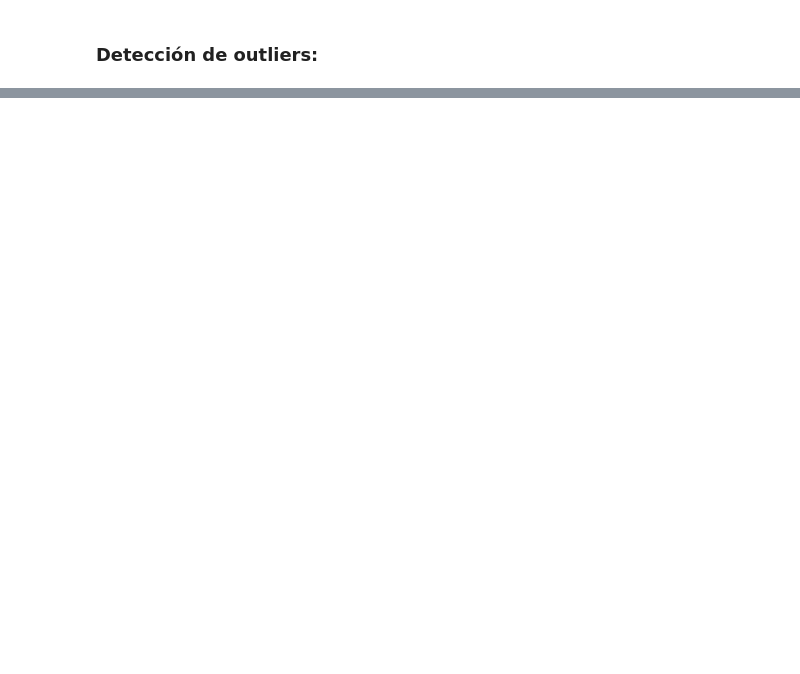
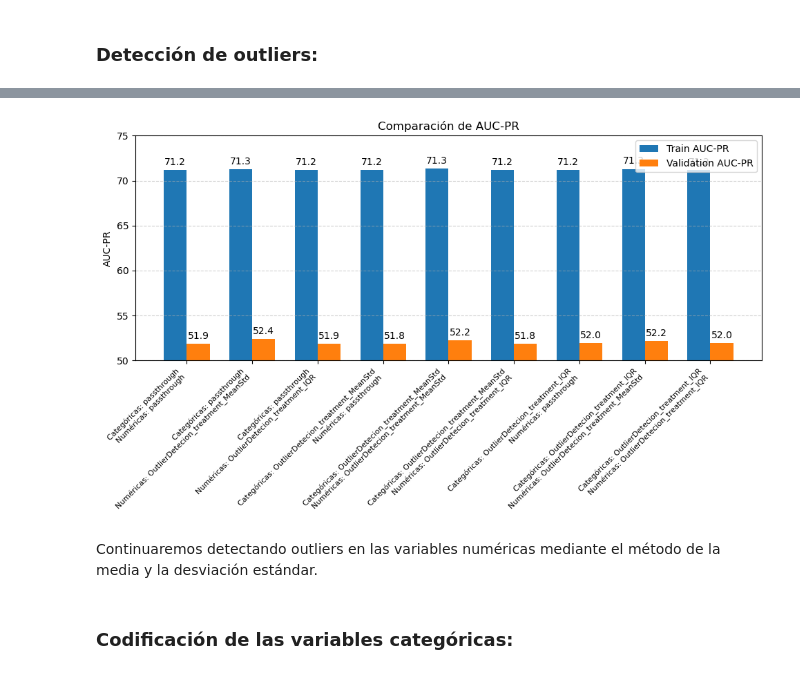
Before and after one commit to GOIH/MineriaDatos, a Jupyter notebook: analisis.ipynb, the cells around one changed output, grey strips where cells are left out. Drawn from its saved outputs; the diff is of its cells as text; code cells hidden in the pictures; blank space fills up the shorter version.

```diff
--- a/analisis.ipynb
+++ b/analisis.ipynb
@@ -551,7 +649,6 @@ class OutlierDetecion_treatment_MeanStd(TransformerMixin):
     def __init__(self, k=2, columns=None):
         self.k = k
         self.columns = columns
-        self.stats = None
 
     # Método fit
     def fit(self, X, y=None):
@@ -707,15 +743,11 @@ for detector_cat in outlier_detectors_categoricas:
         # Evaluación
         train_auc_pr, val_auc_pr, cm_train, cm_val = obtener_resultados(modelo, X_train, y_train, X_val, y_val)
 
-        print("Mostrando los resultados para la siguiente configuración:")
-        print(f"→ Categóricas: {detector_cat.__class__.__name__}")
-        print(f"→ Numéricas: {detector_num.__class__.__name__}")
-
-        mostrar_resultados(train_auc_pr, val_auc_pr, cm_train, cm_val)
+        detector_cat_name = detector_cat.__class__.__name__ if detector_cat != "passthrough" else detector_cat
+        detector_num_name = detector_num.__class__.__name__ if detector_num != "passthrough" else detector_num
 
         resultados.append({
-            "categorical_outlier": detector_cat.__class__.__name__,
-            "numerical_outlier": detector_num.__class__.__name__,
+            "nombre_prueba": "Categóricas: " + detector_cat_name + "\nNuméricas: " + detector_num_name,
             "train_auc_pr": train_auc_pr,
             "val_auc_pr": val_auc_pr
         })
@@ -759,0 +754,8 @@ AUC-PR (Validación): 51.8463
+# %%
+comparar_resultados(resultados, figsize=(10, 6), y_lim=(50, 75))
+# %% [output]
+[figure, added]
+# %% [markdown]
+Continuaremos detectando outliers en las variables numéricas mediante el método de la media y la desviación estándar.
+# %% [markdown]
+### Codificación de las variables categóricas:
```
Also changed, not shown: parts of 22 cells of this notebook.
